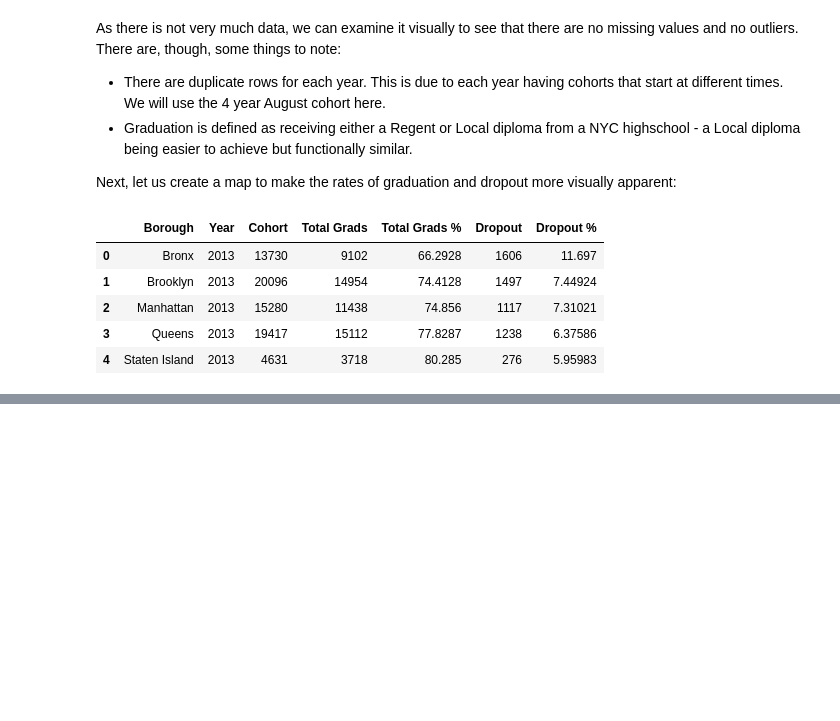
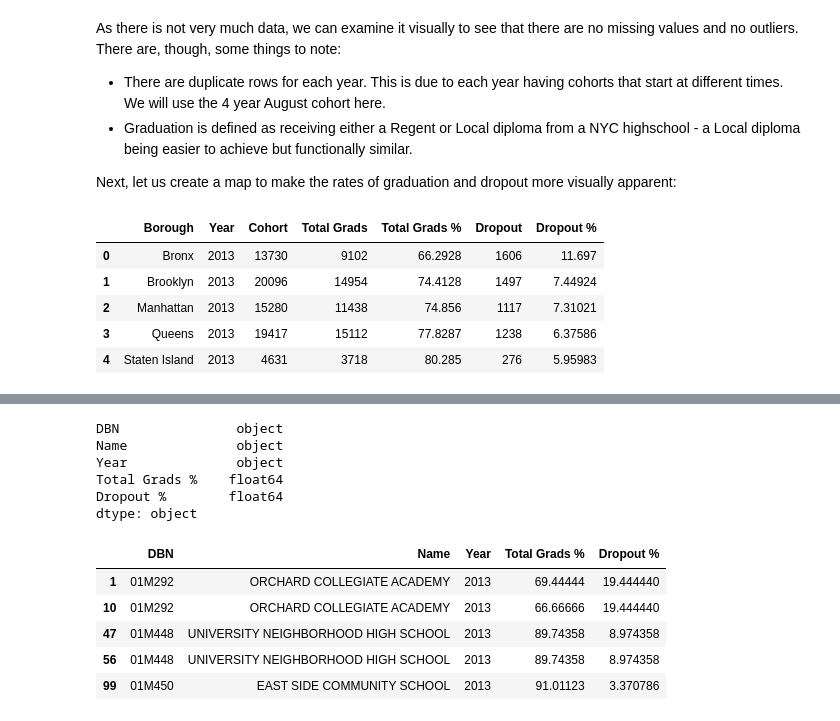
Before and after one commit to ThibauldBraet/Whos-your-data, a Jupyter notebook: Education.ipynb, the cells around one changed output, grey strips where cells are left out. Cells and saved outputs as stored; diff of their text form; code cells hidden in the pictures; blank space fills up the shorter version.

```diff
--- a/Education.ipynb
+++ b/Education.ipynb
@@ -146,0 +171,24 @@ drops_map
+# %%
+# Simply removing useless entries
+
+df_sch['Total Grads %'] = pd.to_numeric(df_sch['Total Grads %'], errors='coerce')
+df_sch['Dropout %'] = pd.to_numeric(df_sch['Dropout %'], errors='coerce')
+df_sch.dropna(inplace=True)
+
+# Select 2013
+df_2013 = df_sch[df_sch['Year'] == 2013]
+print(df_2013.dtypes)
+df_2013.head()
+# %% [output]
+DBN               object
+Name              object
+Year              object
+Total Grads %    float64
+Dropout %        float64
+dtype: object
+|  | DBN | Name | Year | Total Grads % | Dropout % |
+| 1 | 01M292 | ORCHARD COLLEGIATE ACADEMY | 2013 | 69.44444 | 19.444440 |
+| 10 | 01M292 | ORCHARD COLLEGIATE ACADEMY | 2013 | 66.66666 | 19.444440 |
+| 47 | 01M448 | UNIVERSITY NEIGHBORHOOD HIGH SCHOOL | 2013 | 89.74358 | 8.974358 |
+| 56 | 01M448 | UNIVERSITY NEIGHBORHOOD HIGH SCHOOL | 2013 | 89.74358 | 8.974358 |
+| 99 | 01M450 | EAST SIDE COMMUNITY SCHOOL | 2013 | 91.01123 | 3.370786 |
```
Also changed, not shown: parts of 15 cells of this notebook.
